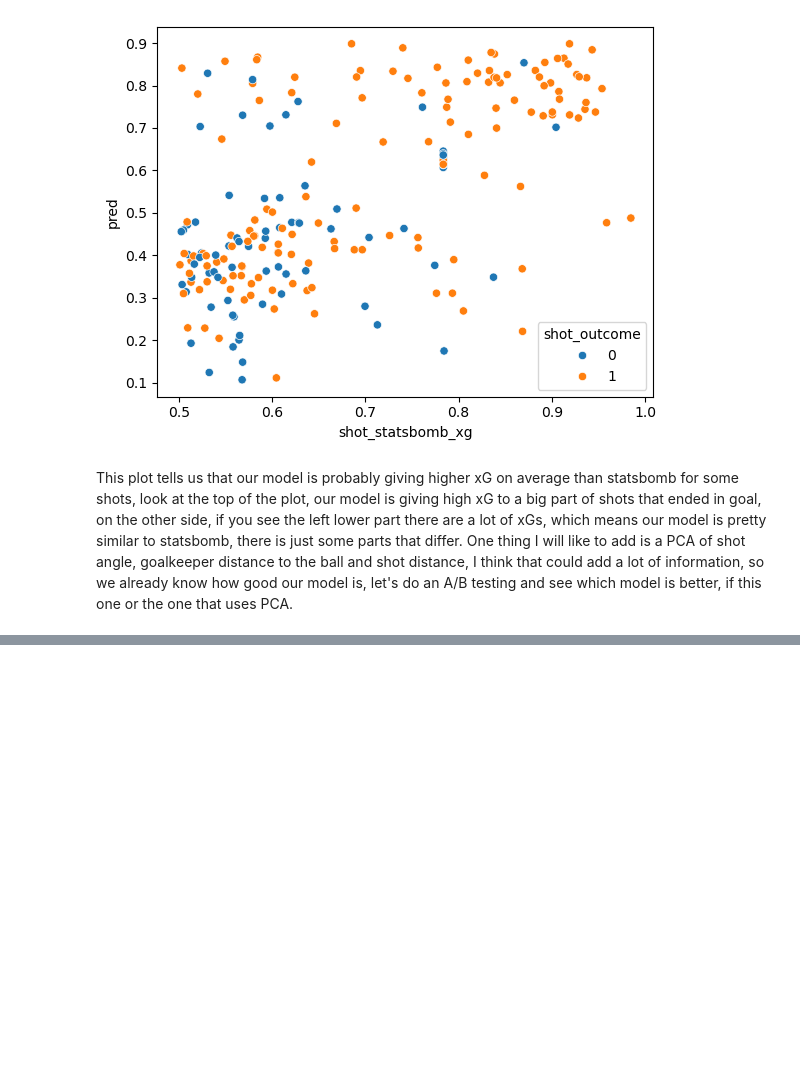
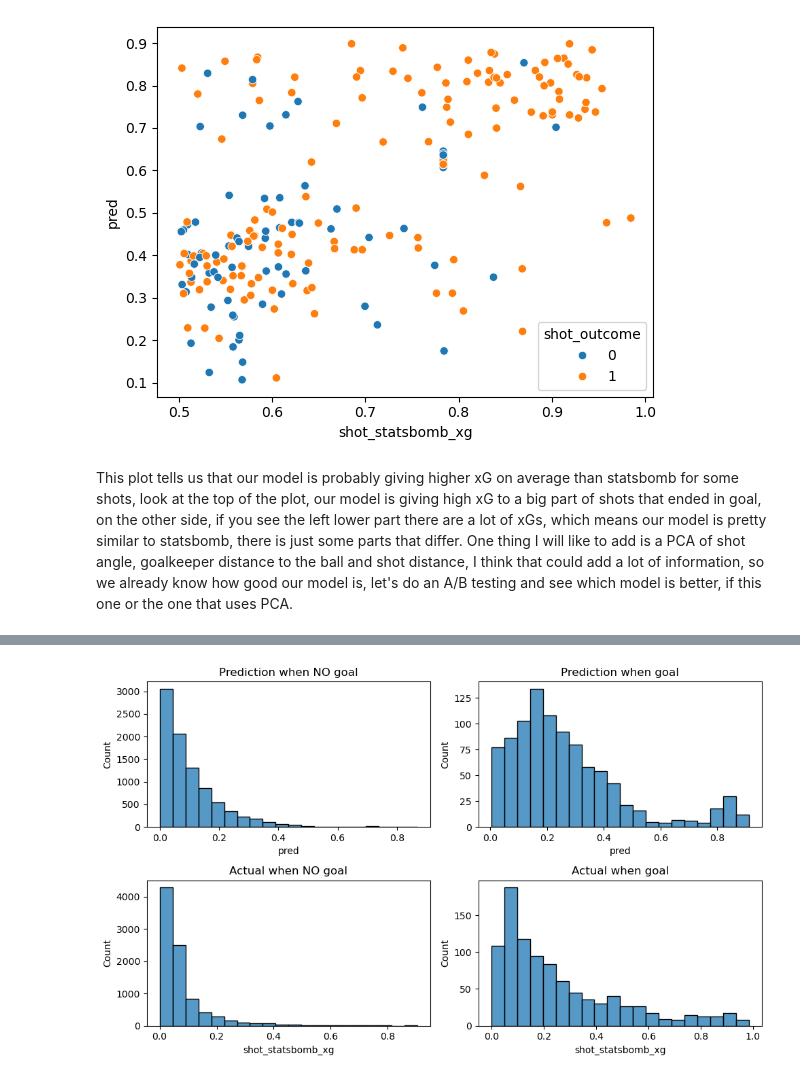
Before and after one commit to juanfortunof/xG-model, a Jupyter notebook: xG.ipynb, the cells around one changed output, grey strips where cells are left out. Cells and saved outputs as stored; diff of their text form; code cells hidden in the pictures; blank space fills up the shorter version.

```diff
--- a/xG.ipynb
+++ b/xG.ipynb
@@ -666,0 +693,4 @@ inputs1['shot_distance_angle_PCA'] = shot_distance_angle_pca
+# %%
+plot_goal_no_goal(y_val2, 'shot_outcome', 'shot_statsbomb_xg', 'pred')
+# %% [output]
+[figure, added]
```
Also changed, not shown: parts of 36 cells of this notebook.
